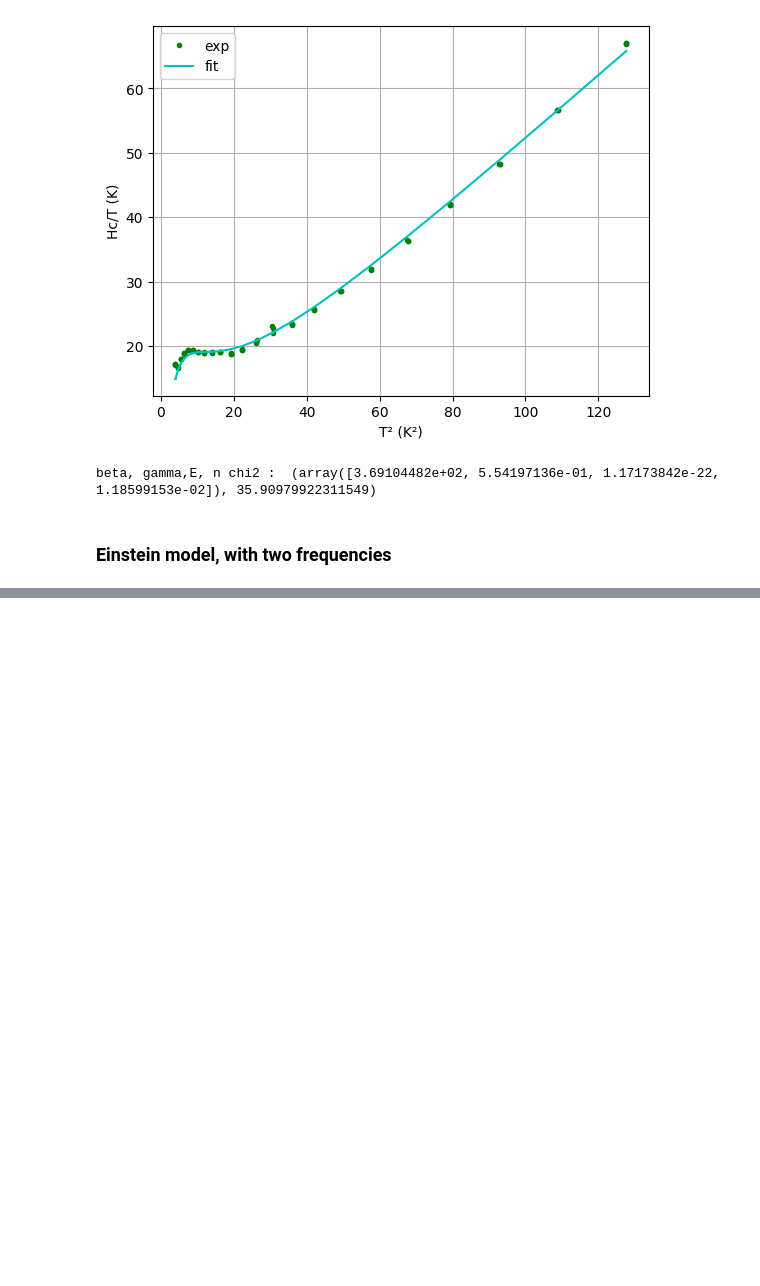
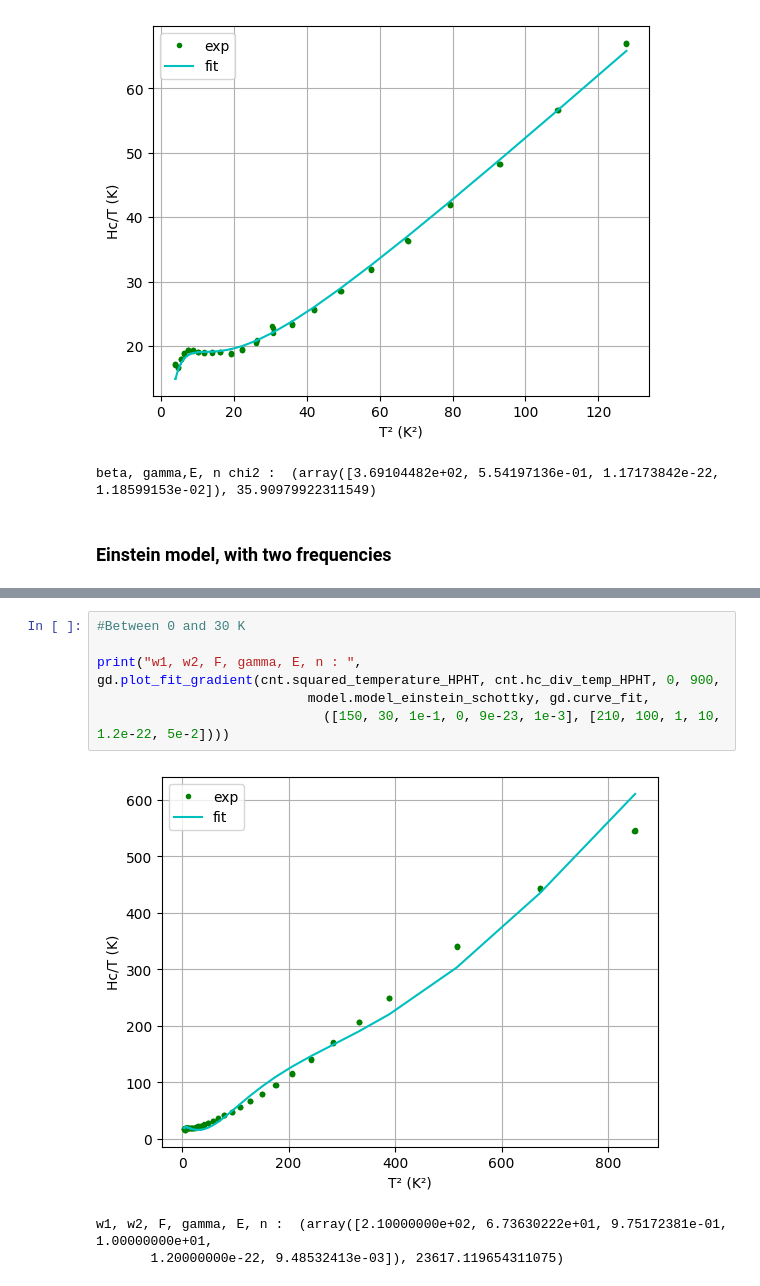
Before and after one commit to Gamal-on/YBCO, a Jupyter notebook: results_YBCO_HPHT.ipynb, the cells around one changed output, grey strips where cells are left out. Drawn from its saved outputs; the diff is of its cells as text; blank space fills up the shorter version.

```diff
--- a/results_YBCO_HPHT.ipynb
+++ b/results_YBCO_HPHT.ipynb
@@ -206,0 +210,10 @@ ValueError: too many values to unpack (expected 2)
+# %%
+#Between 0 and 30 K
+
+print("w1, w2, F, gamma, E, n : ", gd.plot_fit_gradient(cnt.squared_temperature_HPHT, cnt.hc_div_temp_HPHT, 0, 900,
+                           model.model_einstein_schottky, gd.curve_fit,
+                             ([150, 30, 1e-1, 0, 9e-23, 1e-3], [210, 100, 1, 10, 1.2e-22, 5e-2])))
+# %% [output]
+[figure, added]
+w1, w2, F, gamma, E, n :  (array([2.10000000e+02, 6.73630222e+01, 9.75172381e-01, 1.00000000e+01,
+       1.20000000e-22, 9.48532413e-03]), 23617.119654311075)
```
Also changed, not shown: parts of 3 cells of this notebook.
